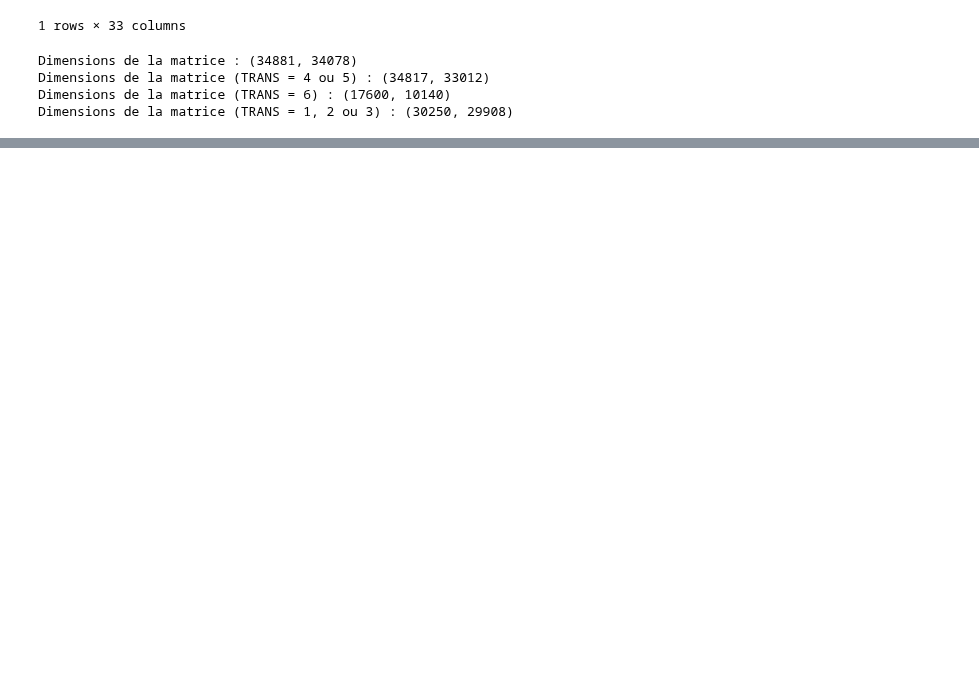
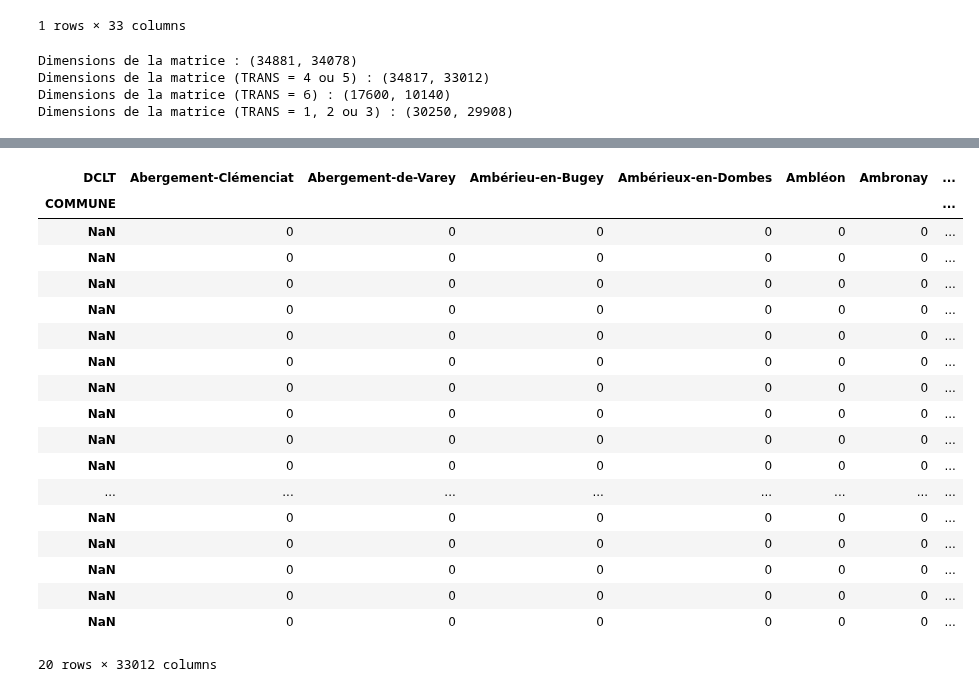
Before and after one commit to Qntouille/statapp, a Jupyter notebook: stats_descriptives.ipynb, the cells around one changed output, grey strips where cells are left out. Drawn from its saved outputs; the diff is of its cells as text; code cells hidden in the pictures; blank space fills up the shorter version.

```diff
--- a/stats_descriptives.ipynb
+++ b/stats_descriptives.ipynb
@@ -212,0 +149,35 @@ Passing `palette` without assigning `hue` is deprecated and will be removed in v
+# %%
+import geopandas as gpd
+
+# Charger les données géographiques
+communes_gdf = gpd.read_file("https://raw.githubusercontent.com/gregoiredavid/france-geojson/master/communes.geojson")  # ou un fichier csv avec les codes INSEE
+
+communes_gdf = communes_gdf[['code', 'nom']].rename(columns={'code': 'COMMUNE', 'nom': 'nom_commune'})
+
+#création d'un dictionnaire pour faire le changement
+insee_to_name = dict(zip(communes_gdf['COMMUNE'], communes_gdf['nom_commune']))
+
+flux_rouge.index = flux_rouge.index.map(insee_to_name)
+flux_rouge.columns = flux_rouge.columns.map(insee_to_name)
+
+flux_rouge.tail(20) # il y a pas mal de valeurs nulles mais ça s'arrête avant 200
+# %% [output]
+| DCLT | Abergement-Clémenciat | Abergement-de-Varey | Ambérieu-en-Bugey | Ambérieux-en-Dombes | Ambléon | Ambronay | ... |
+| COMMUNE |  |  |  |  |  |  | ... |
+| NaN | 0 | 0 | 0 | 0 | 0 | 0 | ... |
+| NaN | 0 | 0 | 0 | 0 | 0 | 0 | ... |
+| NaN | 0 | 0 | 0 | 0 | 0 | 0 | ... |
+| NaN | 0 | 0 | 0 | 0 | 0 | 0 | ... |
+| NaN | 0 | 0 | 0 | 0 | 0 | 0 | ... |
+| NaN | 0 | 0 | 0 | 0 | 0 | 0 | ... |
+| NaN | 0 | 0 | 0 | 0 | 0 | 0 | ... |
+| NaN | 0 | 0 | 0 | 0 | 0 | 0 | ... |
+| NaN | 0 | 0 | 0 | 0 | 0 | 0 | ... |
+| NaN | 0 | 0 | 0 | 0 | 0 | 0 | ... |
+| ... | ... | ... | ... | ... | ... | ... | ... |
+| NaN | 0 | 0 | 0 | 0 | 0 | 0 | ... |
+| NaN | 0 | 0 | 0 | 0 | 0 | 0 | ... |
+| NaN | 0 | 0 | 0 | 0 | 0 | 0 | ... |
+| NaN | 0 | 0 | 0 | 0 | 0 | 0 | ... |
+| NaN | 0 | 0 | 0 | 0 | 0 | 0 | ... |
+20 rows × 33012 columns
```
Also changed, not shown: parts of 5 cells of this notebook.
